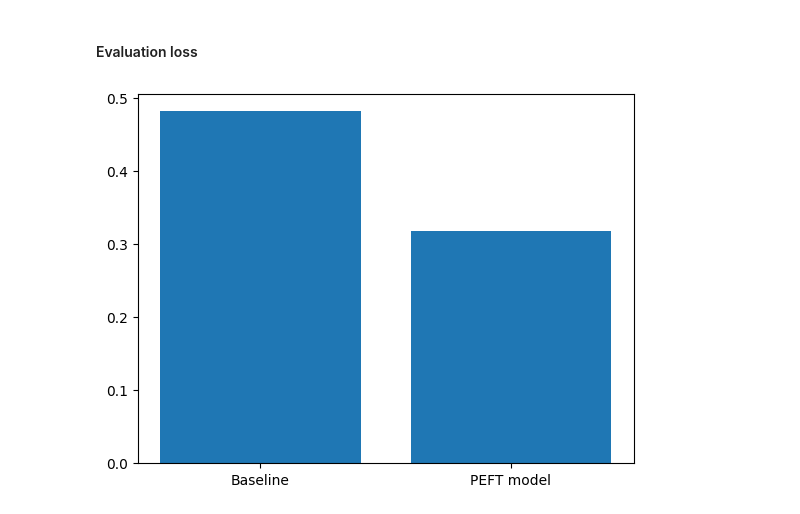
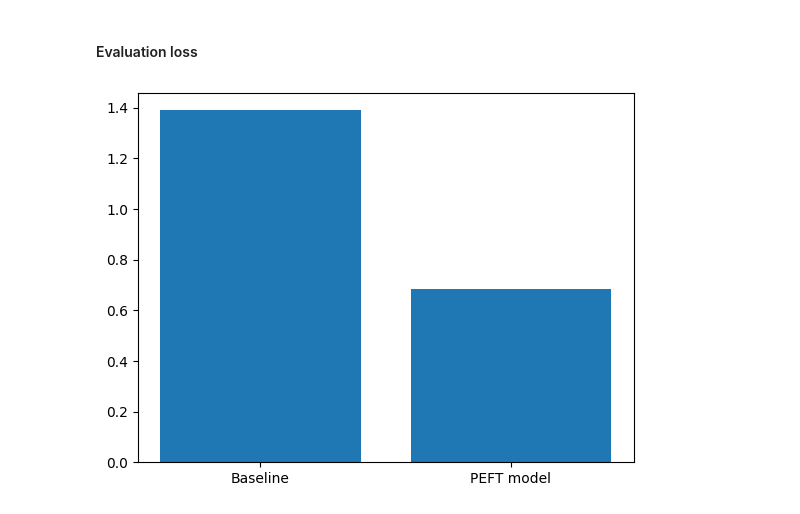
Before and after one commit to rajatsharma369007/peft-fine-tuning-genAI, a Jupyter notebook: LightweightFineTuning.ipynb, the cells around one changed output. Cells and saved outputs as stored; diff of their text form; code cells hidden in the pictures.

```diff
--- a/LightweightFineTuning.ipynb
+++ b/LightweightFineTuning.ipynb
@@ -412,7 +401,7 @@ plt.bar(data.keys(), data.values());
 # %% [markdown]
 #### Evaluation loss
 # %%
-data = {"Baseline":0.4818, "PEFT model":0.31749}
+data = {"Baseline":1.3892, "PEFT model":0.6838}
 plt.bar(data.keys(), data.values());
 # %% [output]
-[figure, old version]
+[figure, new version]
```
Also changed, not shown: parts of 13 cells of this notebook, 4 other files.
